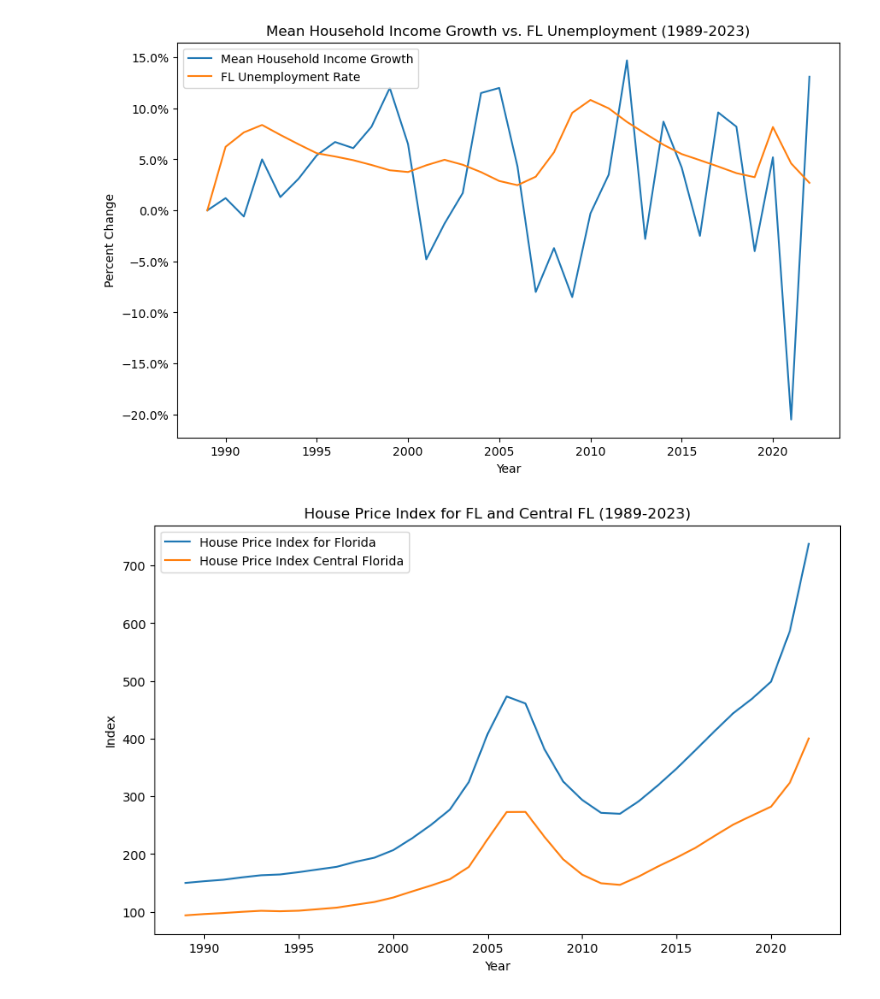
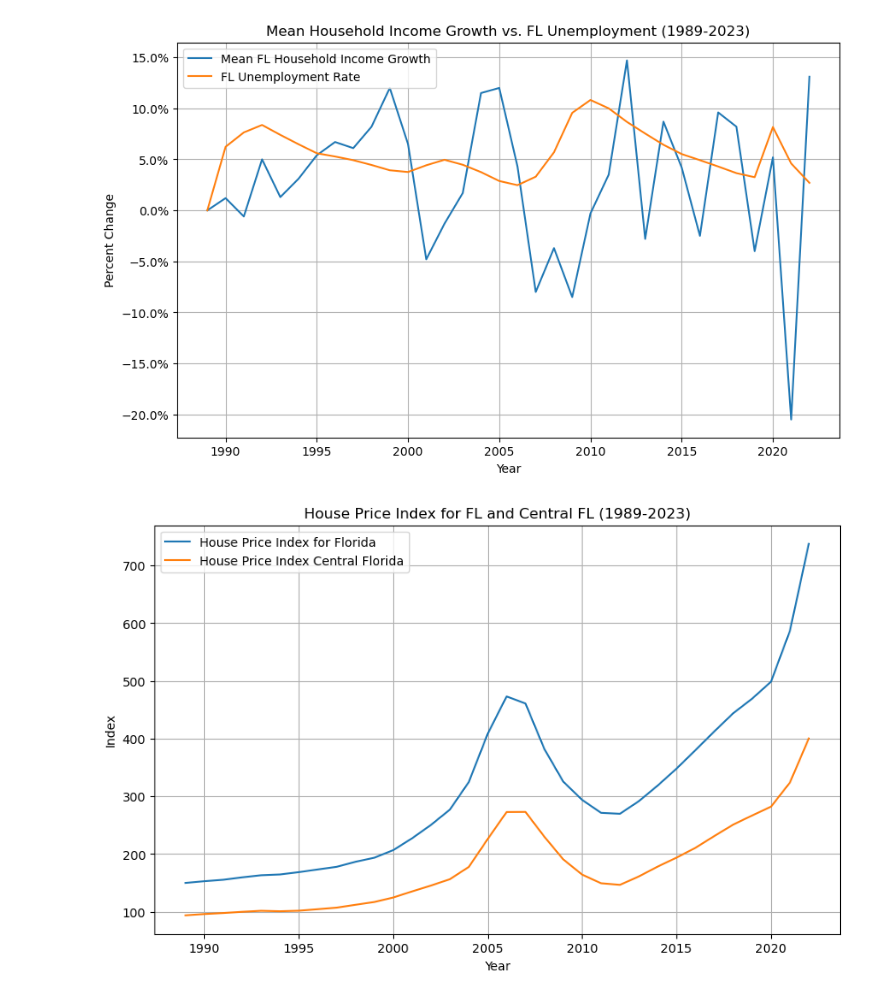
Before and after one commit to 316Jesse/Project1, a Jupyter notebook: Charts/Justin Charts.ipynb, the cells around one changed output. Drawn from its saved outputs; the diff is of its cells as text; code cells hidden in the pictures.

Commit message:
edited Justin Charts

```diff
--- a/Charts/Justin Charts.ipynb
+++ b/Charts/Justin Charts.ipynb
@@ -3,10 +3,20 @@ import pandas as pd
 import matplotlib.pyplot as plt
 import matplotlib.ticker as mtick
 # %%
-#read full Zillow csv file
+#read full csv file
 df = pd.read_csv('chart samples csv.csv')
+
+#drop empty rows
+df = df.dropna()
+
+#change Year to integer
+df['Year'] = df['Year'].astype(int)
+
+#set year as index
 df.set_index('Year', inplace=True)
-df
+
+#show dataframe
+df.head()
 # %% [output]
 |  | Mean Household Income | House Price Index for Florida | House Price Index Central Florida | 30-Year Fixed Rate Mortgage Average | ... |
 | Year |  |  |  |  | ... |
@@ -82,30 +72,33 @@ plt.show()
 # %%
-#second excel chart
+#set figure size and plots lines
 plt.figure(figsize=(10,6))
-plt.plot(df['Mean House Income Growth'], label="Mean Household Income Growth")
+plt.plot(df['Mean House Income Growth'], label="Mean FL Household Income Growth")
 plt.plot(df['Unemployment Rate in Florida.1'], label="FL Unemployment Rate")
 
+#chart edits
 plt.title('Mean Household Income Growth vs. FL Unemployment (1989-2023)')
 plt.gca().yaxis.set_major_formatter(mtick.PercentFormatter(xmax=100))
 plt.xlabel('Year')
 plt.ylabel('Percent Change')
 plt.legend(loc='best')
+plt.grid()
 plt.savefig("Project 1 Charts/Mean Household Income Growth vs. FL Unemployment.png")
 plt.show()
 # %% [output]
-[figure, old version]
+[figure, new version]
 # %%
-#third excel chart
+#set figure size and plots lines
 plt.figure(figsize=(10,6))
 plt.plot(df['House Price Index for Florida'], label="House Price Index for Florida")
 plt.plot(df['House Price Index Central Florida'], label="House Price Index Central Florida")
 
-
+#chart edits
 plt.title('House Price Index for FL and Central FL (1989-2023)')
 plt.xlabel('Year')
 plt.ylabel('Index')
 plt.legend(loc='best')
+plt.grid()
 plt.savefig("Project 1 Charts/House Price Index for FL and Central FL (1989-2023).png")
 plt.show()
 # %% [output]
-[figure, old version]
+[figure, new version]
```
Also changed, not shown: parts of 5 cells of this notebook, 1 other file.
